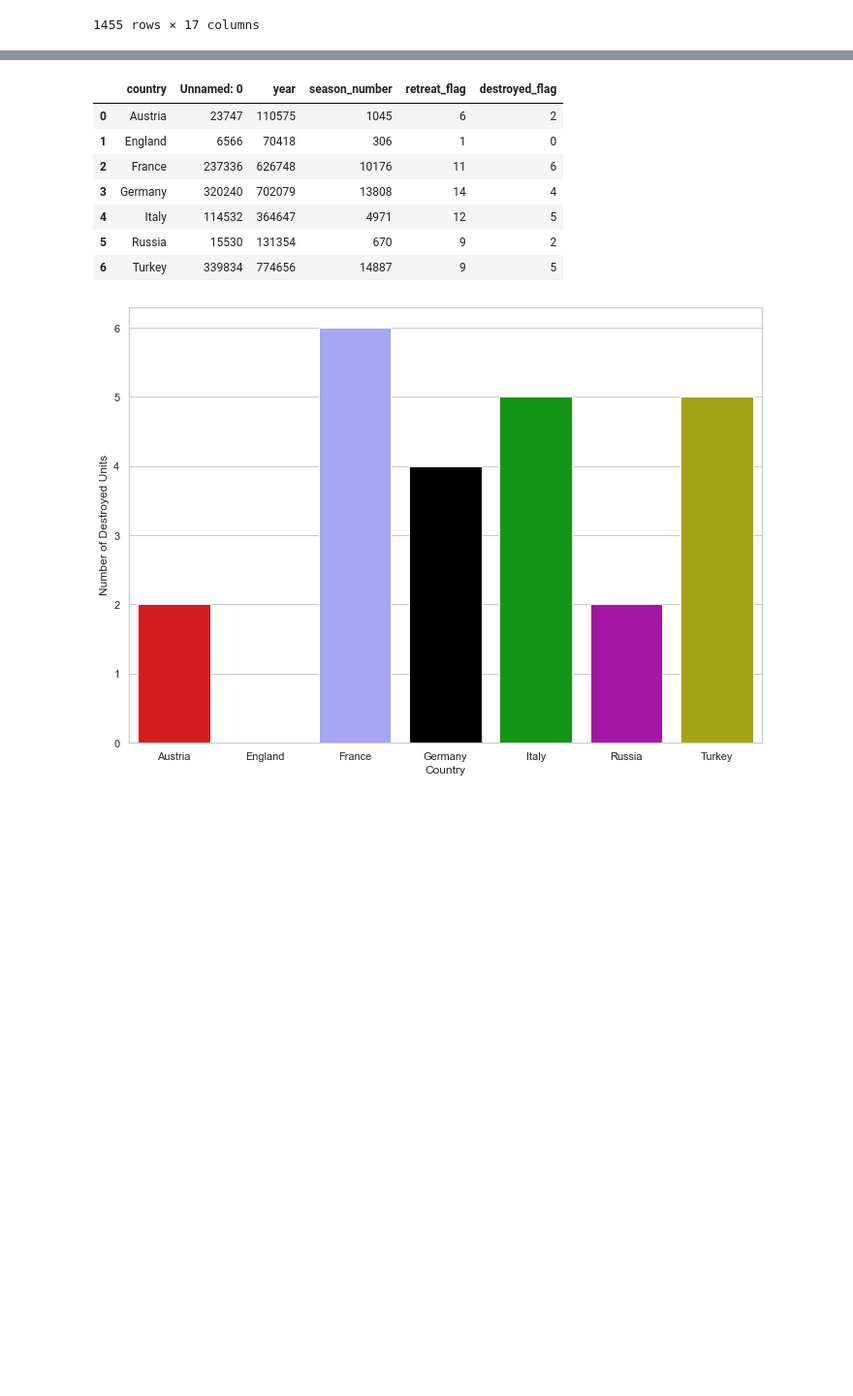
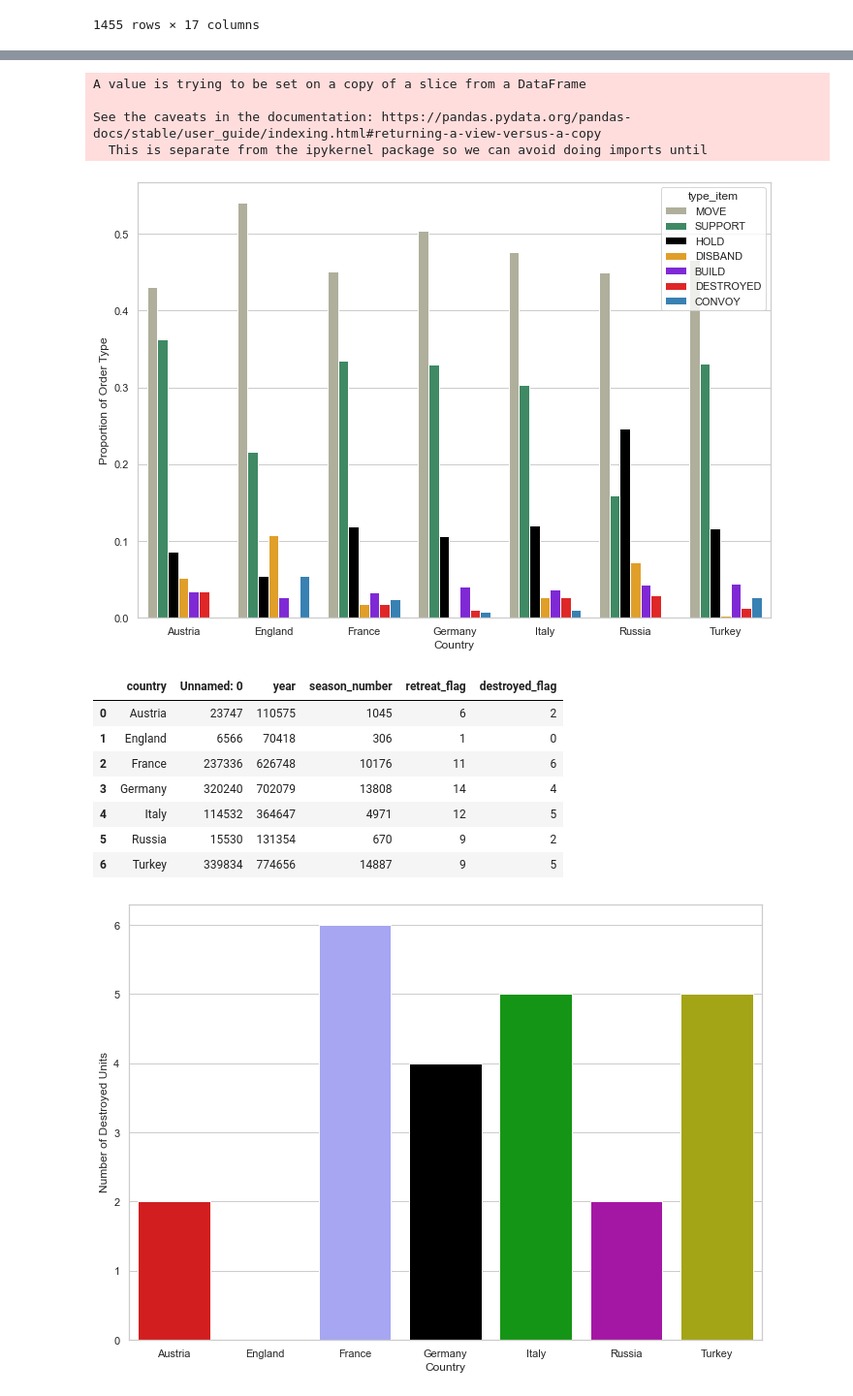
Before and after one commit to kingbd2/diplomacy-analysis, a Jupyter notebook: diplomacy_gif_maker/notebooks/dataAnalysis.ipynb, the cells around one changed output, grey strips where cells are left out. Shown at 97% size. Drawn from its saved outputs; the diff is of its cells as text; code cells hidden in the pictures; blank space fills up the shorter version.

```diff
--- a/diplomacy_gif_maker/notebooks/dataAnalysis.ipynb
+++ b/diplomacy_gif_maker/notebooks/dataAnalysis.ipynb
@@ -208,3 +236,30 @@ fig.savefig(plots_path + "/orderProportionByCountry.png")
+# %%
+mask = (orders_df['destroyed_flag'] == 1)
+orders_df_wDestroyed = orders_df
+orders_df_wDestroyed['type'][mask] = 'DESTROYED'
+orders_df_wDestroyed
+country_order_type_wDestroyed = pd.DataFrame(orders_df_wDestroyed.groupby(['country']).type.value_counts())
+country_order_type_wDestroyed.index = country_order_type_wDestroyed.index.rename(['country', 'type_item'])
+country_order_type_wDestroyed_reset = country_order_type_wDestroyed.reset_index(level=[0,1])
+country_order_type_wDestroyed_reset.to_csv(summary_data_path + '/country_order_type_counts_wDestroyed.csv')
+# %% [output]
+A value is trying to be set on a copy of a slice from a DataFrame
+
+See the caveats in the documentation: https://pandas.pydata.org/pandas-docs/stable/user_guide/indexing.html#returning-a-view-versus-a-copy
+  This is separate from the ipykernel package so we can avoid doing imports until
+# %%
+country_order_type_normd_wDestroyed = country_order_type_wDestroyed_reset.set_index('country').join(num_orders_df.set_index('country'))
+country_order_type_normd_wDestroyed['normalized'] = country_order_type_normd_wDestroyed['type']/country_order_type_normd_wDestroyed['number_of_orders']
+country_order_type_normd_wDestroyed = country_order_type_normd_wDestroyed.reset_index()
+# %%
+sns_plot = sns.barplot(x="country", y="normalized", hue="type_item",
+                  data=country_order_type_normd_wDestroyed, palette=order_palette)
+sns_plot.set(xlabel='Country', ylabel='Proportion of Order Type')
+
+fig = sns_plot.get_figure()
+fig.savefig(plots_path + "/orderProportionByCountry_wDestroyed.png")
+# %% [output]
+[figure, added]
 # %%
 retreats_df = orders_df.groupby(['country']).sum().reset_index()
 # %%
```
Also changed, not shown: parts of 10 cells of this notebook, 2 other files.
